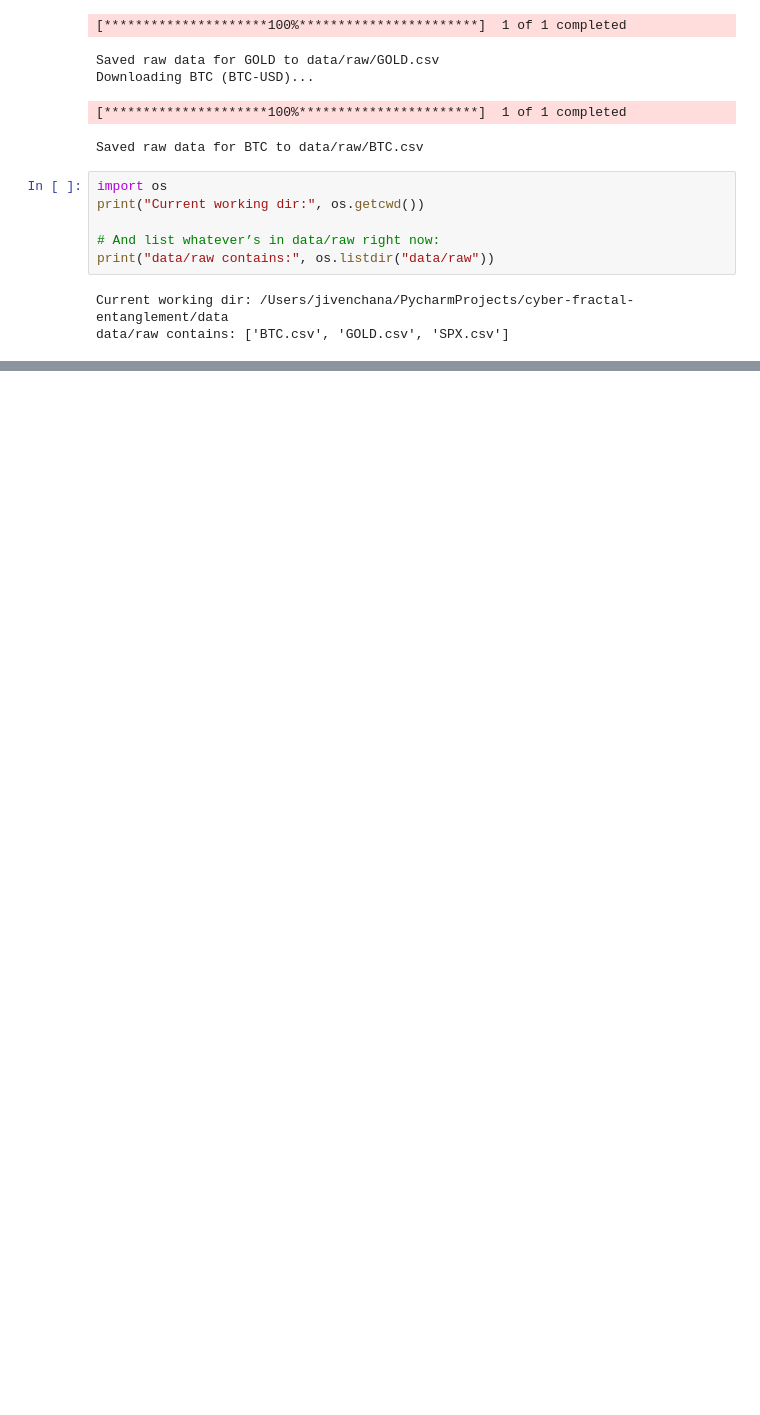
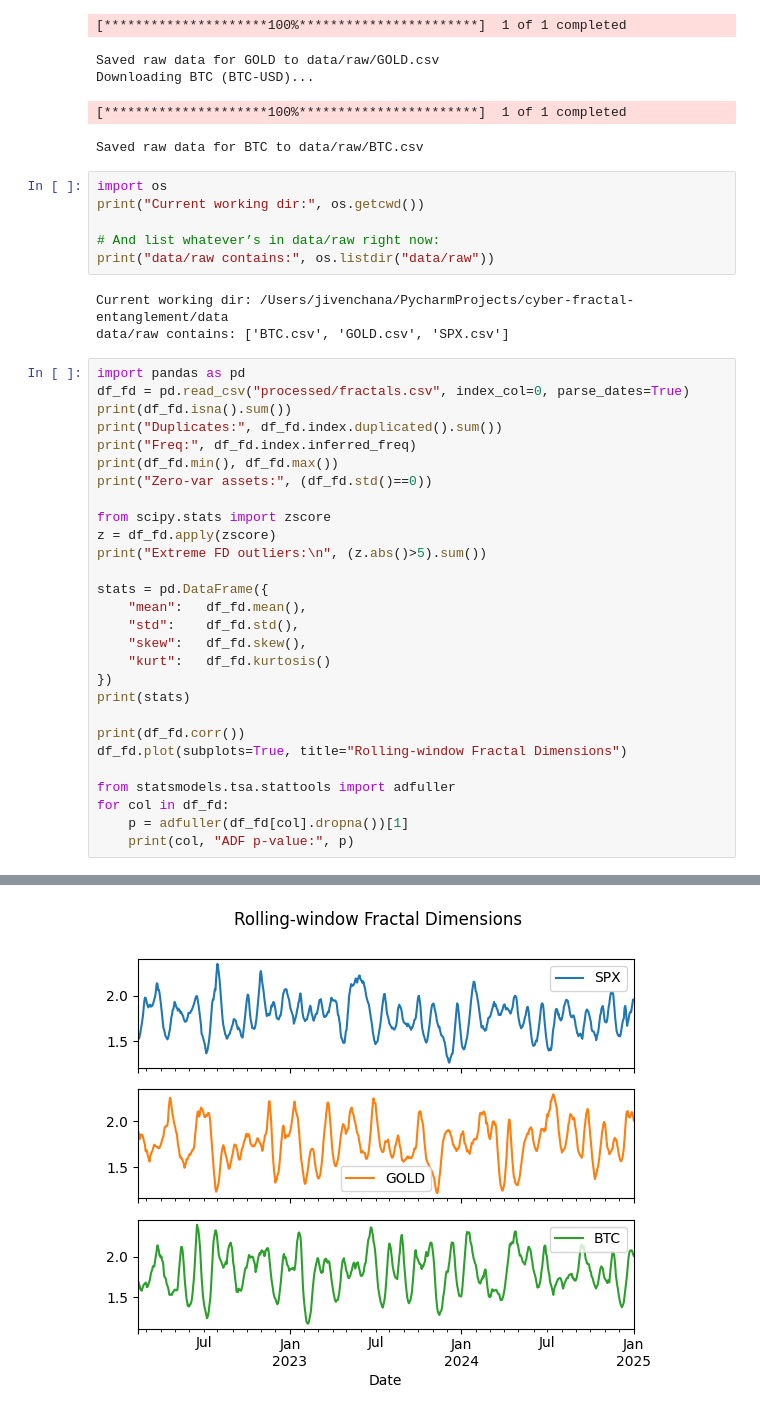
Before and after one commit to Jiven-Chana/cyber-fractal-entanglement, a Jupyter notebook: data/01_data_ingest.ipynb, the cells around one changed output, grey strips where cells are left out. Saved outputs shown, nothing was run; the diff lists cells and outputs as text; blank space fills up the shorter version.

```diff
--- a/data/01_data_ingest.ipynb
+++ b/data/01_data_ingest.ipynb
@@ -38,3 +38,32 @@ print("data/raw contains:", os.listdir("data/raw"))
 # %% [output]
 Current working dir: /Users/jivenchana/PycharmProjects/cyber-fractal-entanglement/data
 data/raw contains: ['BTC.csv', 'GOLD.csv', 'SPX.csv']
+# %%
+import pandas as pd
+df_fd = pd.read_csv("processed/fractals.csv", index_col=0, parse_dates=True)
+print(df_fd.isna().sum())
+print("Duplicates:", df_fd.index.duplicated().sum())
+print("Freq:", df_fd.index.inferred_freq)
+print(df_fd.min(), df_fd.max())
+print("Zero-var assets:", (df_fd.std()==0))
+
+from scipy.stats import zscore
+z = df_fd.apply(zscore)
+print("Extreme FD outliers:\n", (z.abs()>5).sum())
+
+stats = pd.DataFrame({
+    "mean":   df_fd.mean(),
+    "std":    df_fd.std(),
+    "skew":   df_fd.skew(),
+    "kurt":   df_fd.kurtosis()
+})
+print(stats)
+
+print(df_fd.corr())
+df_fd.plot(subplots=True, title="Rolling-window Fractal Dimensions")
+
+from statsmodels.tsa.stattools import adfuller
+for col in df_fd:
+    p = adfuller(df_fd[col].dropna())[1]
+    print(col, "ADF p-value:", p)
+# %% [output]
@@ -40,0 +87 @@ data/raw contains: ['BTC.csv', 'GOLD.csv', 'SPX.csv']
+[figure, added]
```
Also changed, not shown: parts of 1 cell of this notebook, 5 other files.
